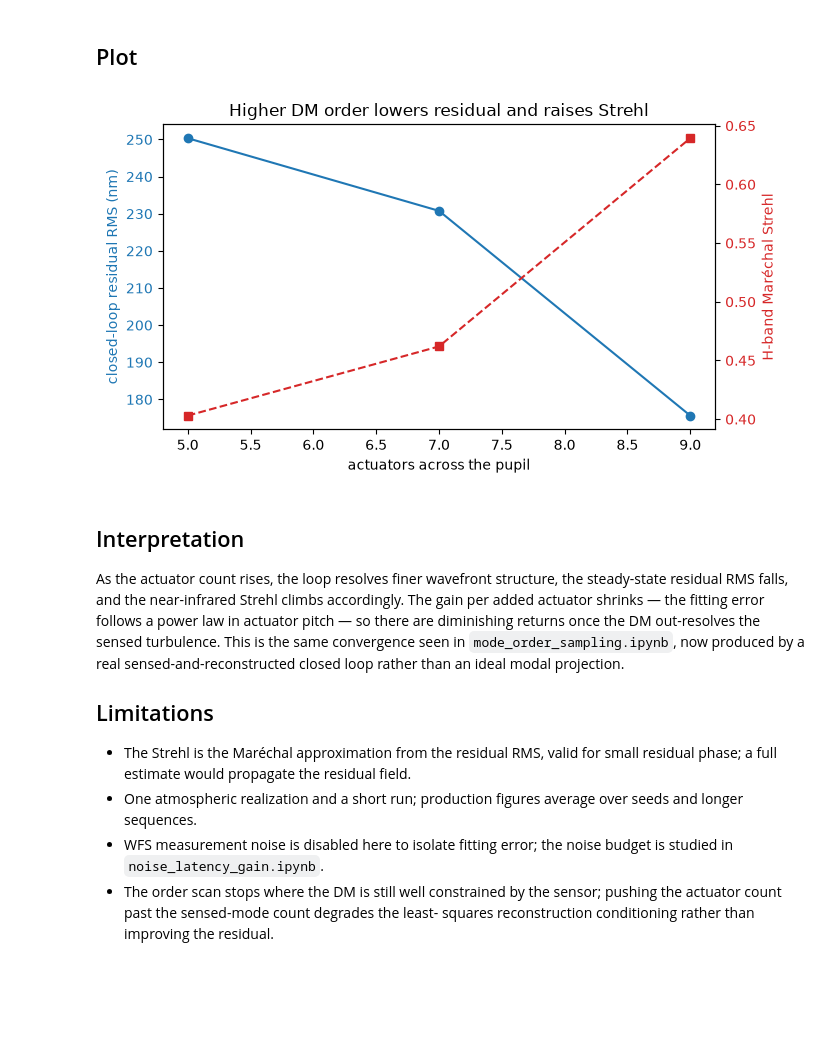
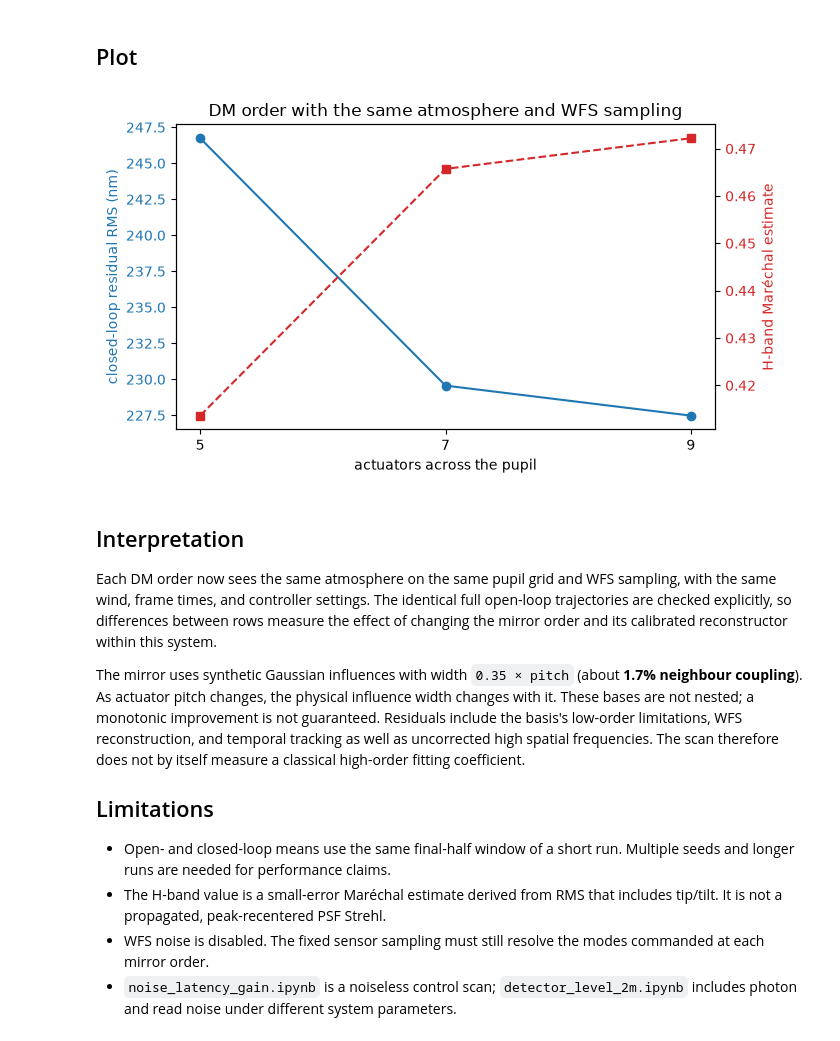
Before and after one commit to xhvoid/Shack-Hartmann-AO-Simulation, a Jupyter notebook: notebooks/studies/high_order_scao.ipynb, the cells around one changed output. Saved outputs shown, nothing was run; the diff lists cells and outputs as text; code cells hidden in the pictures; blank space fills up the shorter version.

Commit message:
Fix atmosphere replay and PSF-width calculations

```diff
--- a/notebooks/studies/high_order_scao.ipynb
+++ b/notebooks/studies/high_order_scao.ipynb
@@ -49,12 +51,15 @@ WFS_WAVELENGTH_M = 700e-9
 SCIENCE_WAVELENGTH_M = 1.65e-6
 ORDERS = (5, 7) if FAST_SMOKE else (5, 7, 9)
 N_STEPS = 6 if FAST_SMOKE else 14
+# Hold the atmosphere grid and WFS sampling fixed within the order scan.
+N_LENSLETS_ACROSS = max(ORDERS) + 1
+PUPIL_PIXELS = 12 * N_LENSLETS_ACROSS
 # %% [markdown]
 ## Configuration
 # %%
 def build_system(n_across):
-    lenslets = n_across + 1
-    pixels = 12 * lenslets
+    lenslets = N_LENSLETS_ACROSS
+    pixels = PUPIL_PIXELS
     geometry = build_shack_hartmann_geometry(
         telescope_diameter_m=TELESCOPE_DIAMETER_M,
         pupil_shape=(pixels, pixels),
@@ -76,7 +81,7 @@ def build_system(n_across):
         DMConfig(
             telescope_diameter_m=TELESCOPE_DIAMETER_M,
             n_actuators_across=n_across,
-            coupling_width_pitch=0.35,
+            coupling_width_pitch=0.35,  # Synthetic narrow Gaussian basis (~1.7% coupling).
             stroke_limit_nm=20000.0,
         ),
     )
@@ -90,6 +95,10 @@ def build_system(n_across):
     atmosphere = FrozenFlowAtmosphere(
         FrozenFlowAtmosphereConfig(
             grid_size=geometry.pupil_shape[0],
+            screen_grid_size=3 * geometry.pupil_shape[0],
+            spectrum_model=SPECTRUM_SUBHARMONIC_V2,
+            translation_model=TRANSLATION_FOURIER_SUBPIXEL_V2,
+            normalize_rms=False,
             delta_m=geometry.pupil_geometry.pixel_spacing_xy_m[0],
             pupil_diameter_m=TELESCOPE_DIAMETER_M,
             r0_m=0.25,
@@ -131,12 +140,18 @@ def run_order(n_across):
     )
     residual = np.asarray(history.post_update_residual_opd_rms_m, dtype=float)
     settled = float(np.mean(residual[N_STEPS // 2:]))
-    open_loop = float(np.mean(history.open_loop_opd_rms_m))
+    open_trajectory = np.asarray(history.open_loop_opd_rms_m, dtype=float)
+    open_loop = float(np.mean(open_trajectory[N_STEPS // 2:]))
     # Maréchal approximation: Strehl ~ exp(-(2 pi sigma / lambda)^2).
     strehl = float(np.exp(-((2 * np.pi * settled / SCIENCE_WAVELENGTH_M) ** 2)))
-    return settled, open_loop, strehl, int(mirror.n_actuators)
+    assert np.isfinite(settled) and settled >= 0 and open_loop > 0
+    assert 0 < strehl <= 1
+    return settled, open_loop, strehl, int(mirror.n_actuators), open_trajectory
 
 records = {order: run_order(order) for order in ORDERS}
+reference_open = records[ORDERS[0]][4]
+for order in ORDERS:
+    np.testing.assert_allclose(records[order][4], reference_open, rtol=1e-12, atol=1e-18)
 # %% [markdown]
 ## Diagnostic table
 # %%
@@ -170,40 +185,47 @@ table
 # %%
 orders = list(ORDERS)
 residual_nm = [records[o][0] * 1e9 for o in ORDERS]
 strehl = [records[o][2] for o in ORDERS]
 figure, left = plt.subplots(figsize=(7.0, 4.0))
 left.plot(orders, residual_nm, "o-", color="C0", label="closed-loop RMS")
 left.set_xlabel("actuators across the pupil")
+left.set_xticks(orders)
 left.set_ylabel("closed-loop residual RMS (nm)", color="C0")
 left.tick_params(axis="y", labelcolor="C0")
 right = left.twinx()
 right.plot(orders, strehl, "s--", color="C3", label="H-band Strehl")
-right.set_ylabel("H-band Maréchal Strehl", color="C3")
+right.set_ylabel("H-band Maréchal estimate", color="C3")
 right.tick_params(axis="y", labelcolor="C3")
-left.set_title("Higher DM order lowers residual and raises Strehl")
+left.set_title("DM order with the same atmosphere and WFS sampling")
 figure.tight_layout()
 plt.show()
 # %% [output]
-[figure, old version]
+[figure, new version]
 # %% [markdown]
 ## Interpretation
 
-As the actuator count rises, the loop resolves finer wavefront structure, the
-steady-state residual RMS falls, and the near-infrared Strehl climbs
-accordingly. The gain per added actuator shrinks — the fitting error follows a
-power law in actuator pitch — so there are diminishing returns once the DM
-out-resolves the sensed turbulence. This is the same convergence seen in
-`mode_order_sampling.ipynb`, now produced by a real sensed-and-reconstructed
-closed loop rather than an ideal modal projection.
+Each DM order now sees the same atmosphere on the same pupil grid and WFS
+sampling, with the same wind, frame times, and controller settings. The
+identical full open-loop trajectories are checked explicitly, so differences
+between rows measure the effect of changing the mirror order and its
+calibrated reconstructor within this system.
+
+The mirror uses synthetic Gaussian influences with width `0.35 × pitch`
+(about **1.7% neighbour coupling**). As actuator pitch changes, the physical
+influence width changes with it. These bases are not nested; a monotonic
+improvement is not guaranteed. Residuals include the basis's low-order
+limitations, WFS reconstruction, and temporal tracking as well as uncorrected
+high spatial frequencies. The scan therefore does not by itself measure a
+classical high-order fitting coefficient.
 
 ## Limitations
 
-- The Strehl is the Maréchal approximation from the residual RMS, valid for
-  small residual phase; a full estimate would propagate the residual field.
-- One atmospheric realization and a short run; production figures average over
-  seeds and longer sequences.
-- WFS measurement noise is disabled here to isolate fitting error; the noise
-  budget is studied in `noise_latency_gain.ipynb`.
-- The order scan stops where the DM is still well constrained by the sensor;
-  pushing the actuator count past the sensed-mode count degrades the least-
-  squares reconstruction conditioning rather than improving the residual.
+- Open- and closed-loop means use the same final-half window of a short run.
+  Multiple seeds and longer runs are needed for performance claims.
+- The H-band value is a small-error Maréchal estimate derived from RMS that
+  includes tip/tilt. It is not a propagated, peak-recentered PSF Strehl.
+- WFS noise is disabled. The fixed sensor sampling must still resolve the
+  modes commanded at each mirror order.
+- `noise_latency_gain.ipynb` is a noiseless control scan;
+  `detector_level_2m.ipynb` includes photon and read noise under different
+  system parameters.
```
Also changed, not shown: parts of 3 cells of this notebook, 50 other files.
